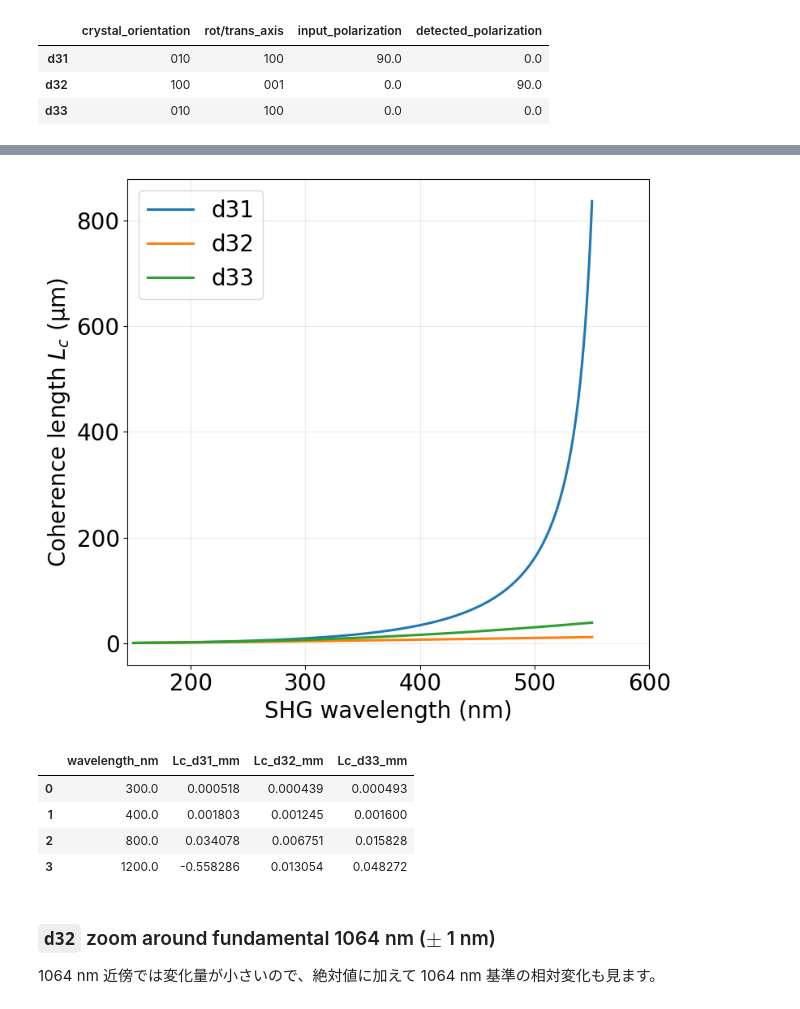
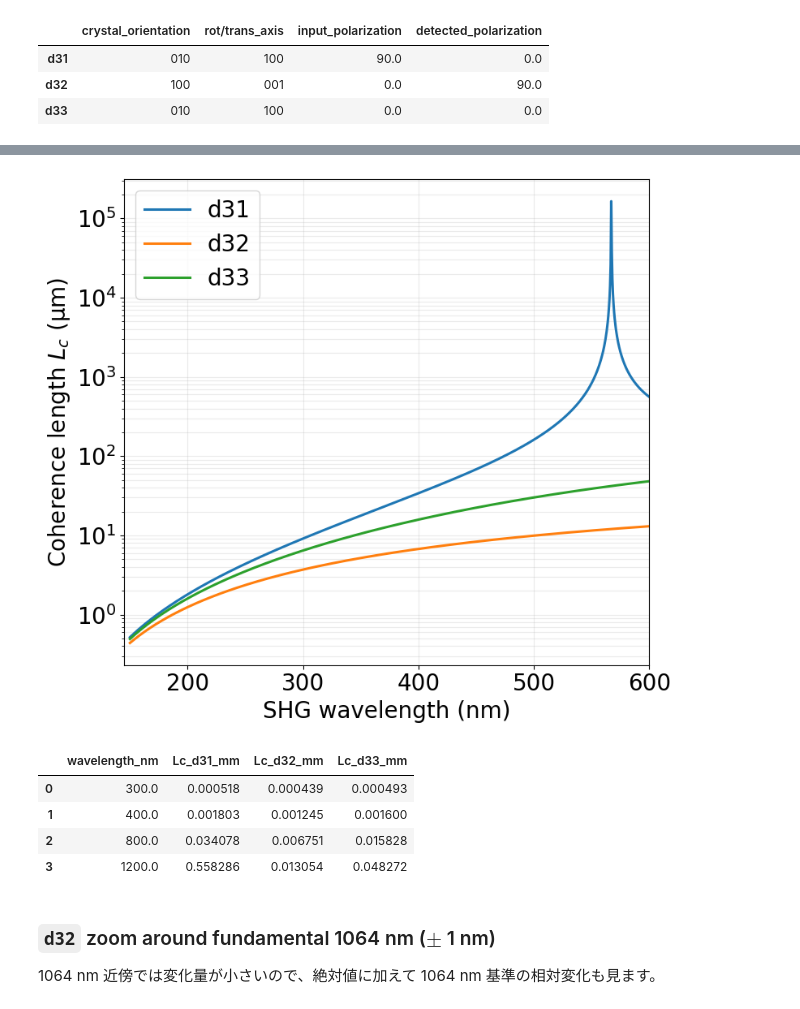
Before and after one commit to ui-kurodai/202510_NLO_measurement, a Jupyter notebook: test_codes/BMF_coherence_length_vs_wavelength.ipynb, the cells around one changed output, grey strips where cells are left out. Drawn from its saved outputs; the diff is of its cells as text; code cells hidden in the pictures.

```diff
--- a/test_codes/BMF_coherence_length_vs_wavelength.ipynb
+++ b/test_codes/BMF_coherence_length_vs_wavelength.ipynb
@@ -97,15 +97,15 @@ def coherence_length_mm(strategy, meta, wavelength_nm):
     meta_local = copy.deepcopy(meta)
     meta_local["wavelength_nm"] = float(wavelength_nm)
     try:
-        _, aux = strategy._maker_fringes(override={"meta": meta_local}, return_aux=True)
-        return float(aux["Lc"])
+        theory = strategy._calc_theoretical_lc(meta=meta_local)
+        return float(theory["Lc_theory_mm"])
     except ValueError as exc:
         if "Wavelength out of approximation range" in str(exc):
             return np.nan
         raise
 
 
-wavelengths_nm = np.linspace(300.0, 1100.0, 800)
+wavelengths_nm = np.linspace(300.0, 1200.0, 900)
 strategies = {dij: build_strategy(meta) for dij, meta in meta_dict.items()}
 
 results_df = pd.DataFrame({"wavelength_nm": wavelengths_nm})
@@ -123,30 +123,28 @@ results_df.head()
 # %%
 ft = 20
 fig, ax = plt.subplots(figsize=(8, 7))
 
 for dij in meta_dict:
     # if dij == "d32":
     #     pass
     # else:
         ax.plot(results_df["wavelength_nm"]/2.0, results_df[f"Lc_{dij}_mm"]*1000, linewidth=2.2, label=dij)
 
 # ax.axvspan(100.0, 150.0, color="0.85", alpha=0.7, label="out of model range")
 # ax.axvline(150.0, color="0.35", linestyle="--", linewidth=1.2)
 
 ax.set_xlim(145, 600.0)
-# ax.set_ylim(0, 4.5)
-# ax.set_yscale("log")
-# ax.set_yticks(np.arange(0, 4.5, 1.0))
+ax.set_yscale("log")
 ax.tick_params(labelsize=ft)
 ax.set_xlabel("SHG wavelength (nm)", fontsize=ft)
-ax.set_ylabel("Coherence length $L_c$ ($\mathrm{\mu}$m)", fontsize=ft)
+ax.set_ylabel(r"Coherence length $L_c$ ($\mathrm{\mu}$m)", fontsize=ft)
 # ax.set_title("BMF coherence length vs wavelength", fontsize=ft)
 ax.grid(True, which="both", alpha=0.25)
 ax.legend(fontsize=ft)
 fig.tight_layout()
 plt.show()
 # %% [output]
-[figure, old version]
+[figure, new version]
 # %%
 sample_wavelengths_nm = np.array([300.0, 400.0, 800.0, 1200.0])
 summary_rows = []
@@ -162,7 +160,7 @@ pd.DataFrame(summary_rows)
 | 0 | 300.0 | 0.000518 | 0.000439 | 0.000493 |
 | 1 | 400.0 | 0.001803 | 0.001245 | 0.001600 |
 | 2 | 800.0 | 0.034078 | 0.006751 | 0.015828 |
-| 3 | 1200.0 | -0.558286 | 0.013054 | 0.048272 |
+| 3 | 1200.0 | 0.558286 | 0.013054 | 0.048272 |
 # %% [markdown]
 ### `d32` zoom around fundamental 1064 nm ($\pm$ 1 nm)
 
```
Also changed, not shown: parts of 2 cells of this notebook.
